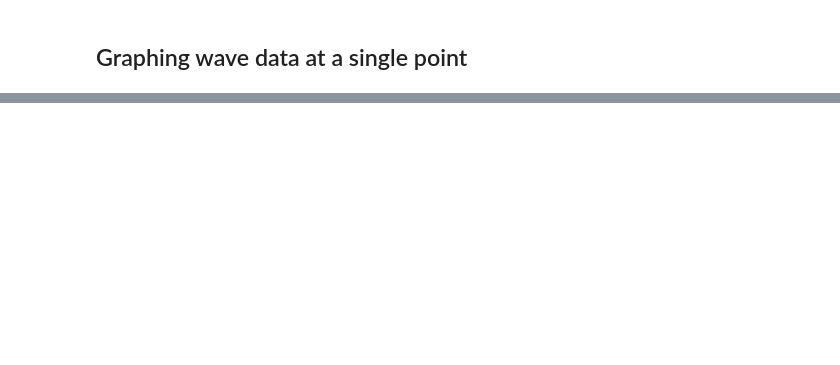
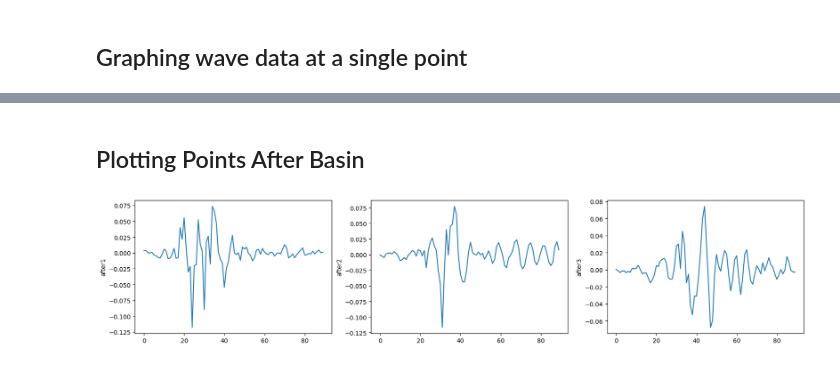
Before and after one commit to alexpopester/Shakeitoff, a Jupyter notebook: speed.ipynb, the cells around one changed output, grey strips where cells are left out. Cells and saved outputs as stored; diff of their text form; code cells hidden in the pictures; blank space fills up the shorter version.

```diff
--- a/speed.ipynb
+++ b/speed.ipynb
@@ -143,0 +239,11 @@ df
+# %% [markdown]
+## Plotting Points After Basin
+# %%
+fig, ax =plt.subplots(1,3, figsize=(20,4))
+sns.lineplot(df.after1, ax=ax[0])
+sns.lineplot(df.after2, ax=ax[1])
+sns.lineplot(df.after3, ax=ax[2])
+
+plt.show()
+# %% [output]
+[figure, added]
```
Also changed, not shown: parts of 12 cells of this notebook.
